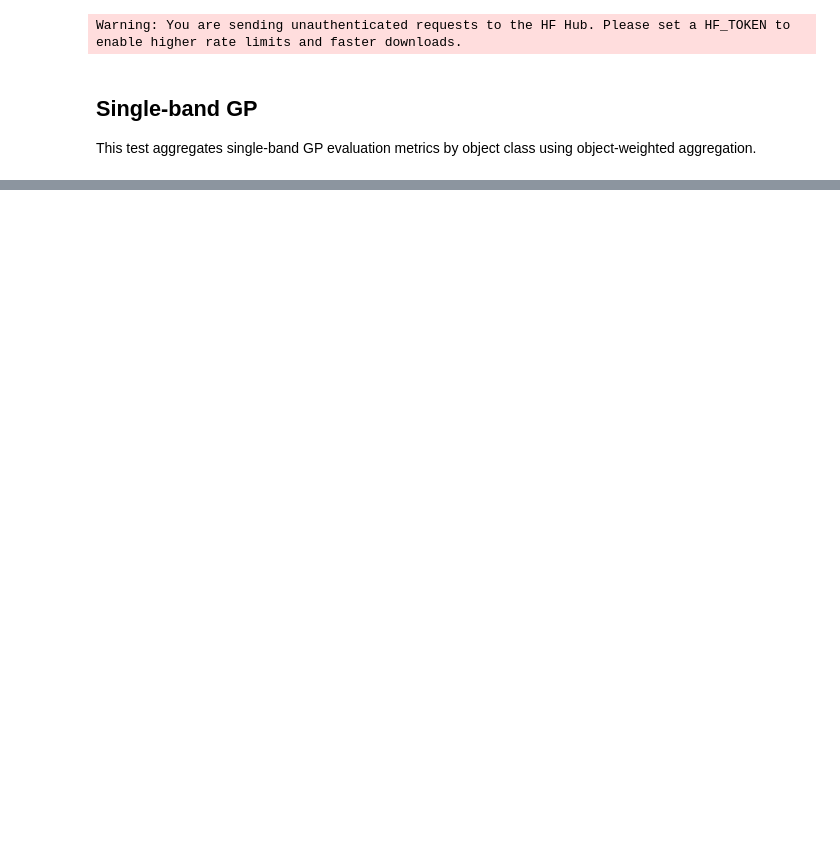
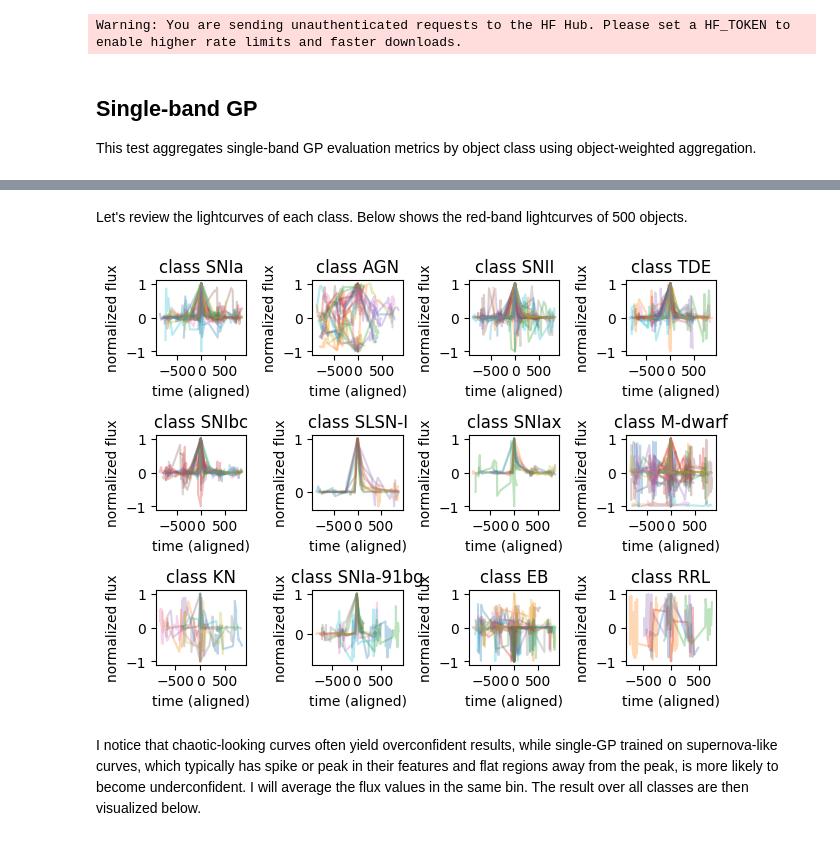
Before and after one commit to xinyi-BPC/multiband-gp, a Jupyter notebook: per_class_test.ipynb, the cells around one changed output, grey strips where cells are left out. Cells and saved outputs as stored; diff of their text form; code cells hidden in the pictures; blank space fills up the shorter version.

```diff
--- a/per_class_test.ipynb
+++ b/per_class_test.ipynb
@@ -119,0 +130,46 @@ You might also want to scale the data as shown in:
+# %% [markdown]
+Let's review the lightcurves of each class. Below shows the red-band lightcurves of 500 objects.
+# %%
+import numpy as np
+import matplotlib.pyplot as plt
+dset_iterator = iter(dset_plasticc)
+curves = {}
+
+for i, example in zip(range(500), dset_iterator):
+    lc = example["lightcurve"]
+    time = np.array(lc["time"])
+    flux = np.array(lc["flux"])
+    band = np.array(lc["band"])
+
+    mask = (band == "r") & (time > 10000)
+
+    t = time[mask]
+    f = flux[mask]
+
+    if len(t) < 5:
+        continue
+    t_peak = t[np.argmax(np.abs(f))]
+    t = t - t_peak
+    f = f / np.max(np.abs(f))
+
+    obj_type = example["obj_type"]
+    curves.setdefault(obj_type, []).append((t, f))
+
+# plot the first 50 curves of each class
+i = 0
+for obj_type, data in curves.items():
+    i += 1
+    plt.subplot(3, 4, i)
+    for t, f in data[:50]:
+        plt.plot(t, f, alpha=0.3)
+
+    plt.title(f"class {obj_type}")
+    plt.xlabel("time (aligned)")
+    plt.ylabel("normalized flux")
+plt.tight_layout()
+plt.show()
+# %% [output]
+[figure, added]
+# %% [markdown]
+I notice that chaotic-looking curves often yield overconfident results, while single-GP trained on supernova-like curves, which typically has spike or peak in their features and flat regions away from the peak, is more likely to become underconfident.
+I will average the flux values in the same bin. The result over all classes are then visualized below.
```
Also changed, not shown: parts of 4 cells of this notebook, 4 other files.
